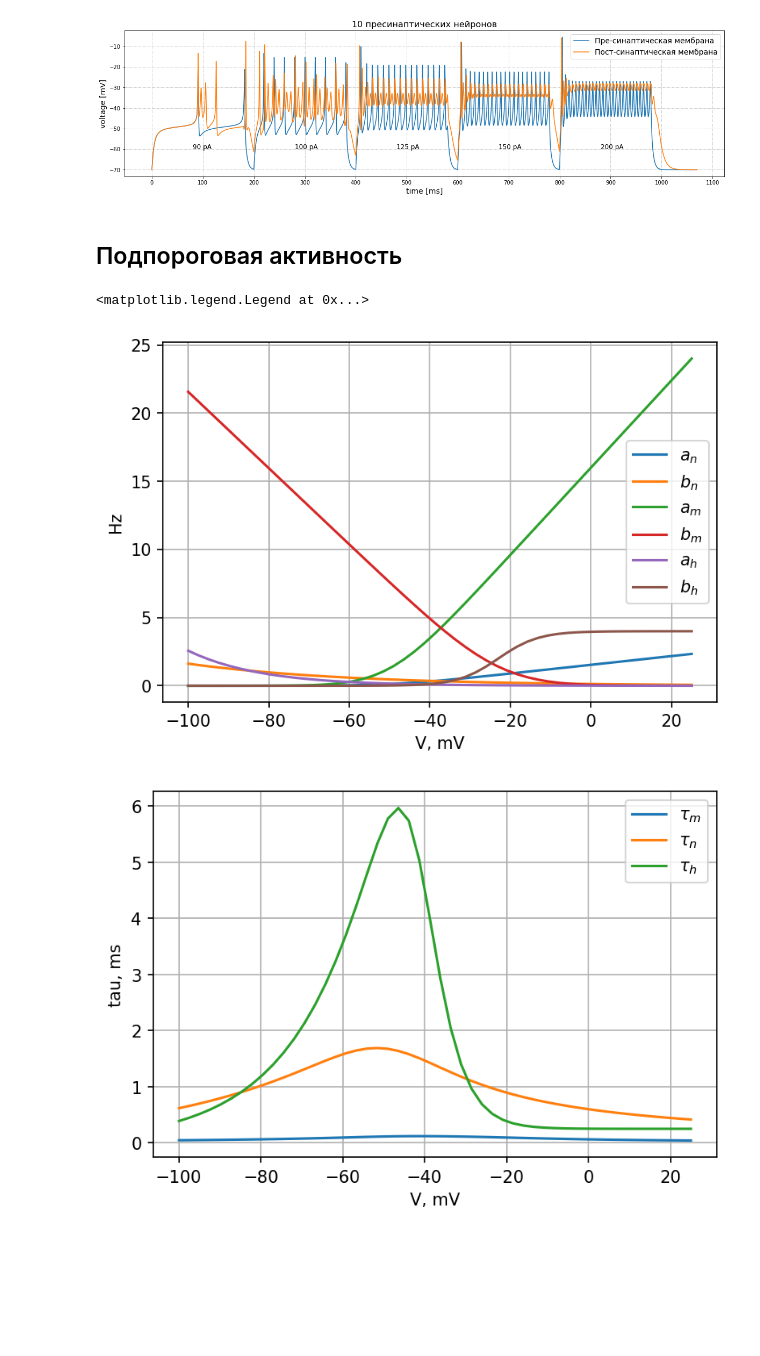
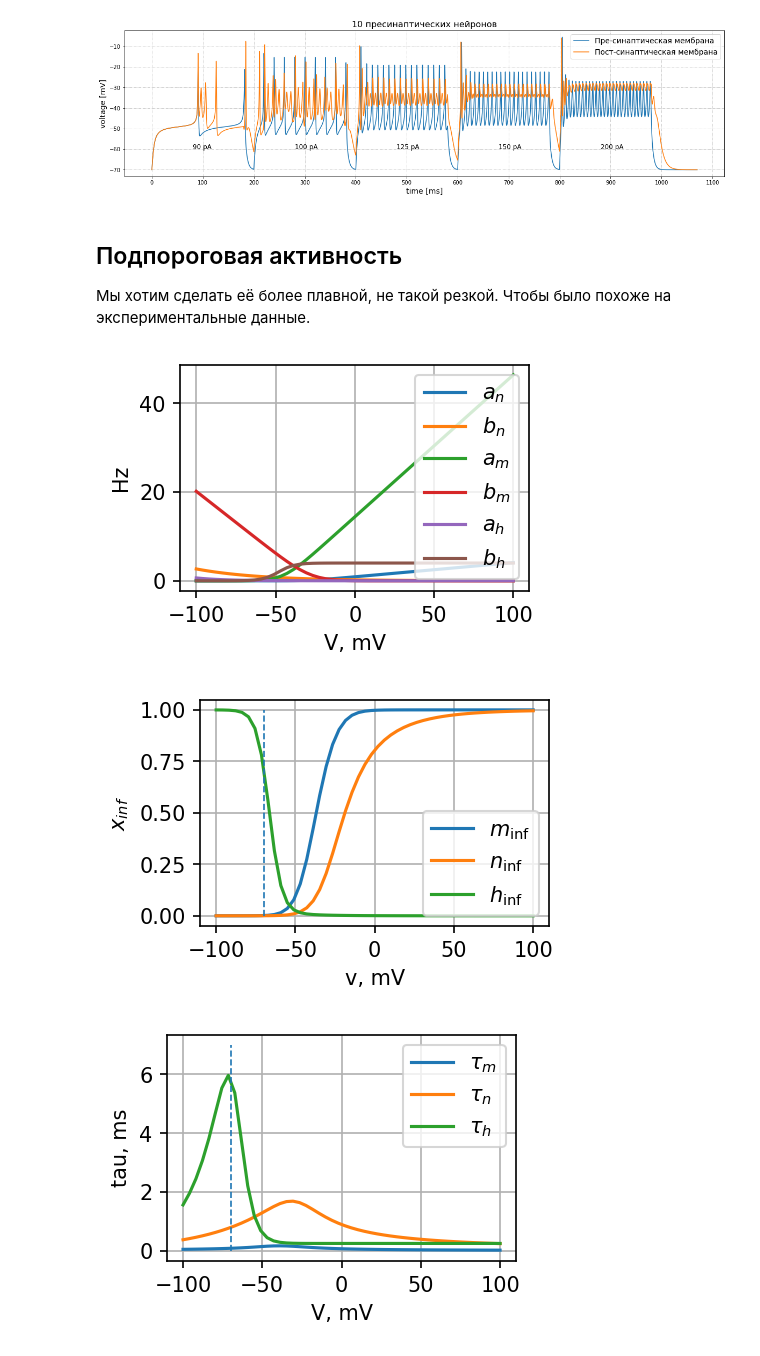
Before and after one commit to shcecter/nocimod, a Jupyter notebook: simplest_spiking.ipynb, the cells around one changed output. Drawn from its saved outputs; the diff is of its cells as text; code cells hidden in the pictures; blank space fills up the shorter version.

```diff
--- a/simplest_spiking.ipynb
+++ b/simplest_spiking.ipynb
@@ -295,48 +367,61 @@ for i, cur in enumerate(currs):
 [figure]
 # %% [markdown]
 ## Подпороговая активность
+
+Мы хотим сделать её более плавной, не такой резкой. Чтобы было похоже на экспериментальные данные.
 # %%
-vv = np.linspace(-100, 25)
+vv = np.linspace(-100, 100)
 VT_ = -63
-an = 0.032 * 5 / exprel((15 - vv + VT_)/5)
-bn = 0.5 * exp((10 - vv + VT_)/40)
+an = 0.032 * 5 / exprel((15 - vv + VT_ +20)/5)  # remove +20
+bn = 0.5 * exp((10 - vv + VT_ +20)/40)
 n_inf = an / (an + bn)
 tau_n = 1 / (an + bn)
 
-am = 0.32 * 4 / exprel((13 - vv + VT_)/4)
-bm = 0.28 * 5 / exprel((vv - VT_ - 40)/5)
+am = 0.32 * 4 / exprel((13 - vv + VT_ +5)/4)  # remove -15
+bm = 0.28 * 5 / exprel((vv - VT_ - 40 +5)/5)  # remove -15
 m_inf = am / (am + bm)
 tau_m = 1 / (am + bm)
 
-ah = 0.128*exp((17 - vv + VT_)/18)
-bh = 4 / (1 + exp((40 - vv + VT_)/5))
+ah = 0.128*exp((17 - vv + VT_ -25)/18)  # remove -15
+bh = 4 / (1 + exp((40 - vv + VT_ -25)/5))  # remove -15
 h_inf = ah / (ah + bh)
 tau_h = 1 / (ah + bh)
 
-figure(figsize=(6,4), dpi=150)
+figure(figsize=(3,2), dpi=150)
 plot(vv, an, label='$a_n$')
 plot(vv, bn, label='$b_n$')
 plot(vv, am, label='$a_m$')
 plot(vv, bm, label='$b_m$')
 plot(vv, ah, label='$a_h$')
 plot(vv, bh, label='$b_h$')
 grid()
 ylabel('Hz')
 xlabel('V, mV')
 legend()
 
-figure(figsize=(6, 4), dpi=150)
+figure(figsize=(3,2), dpi=150)
+plot(vv, m_inf, label='$m_{\inf}$')
+plot(vv, n_inf, label='$n_{\inf}$')
+plot(vv, h_inf, label='$h_{\inf}$')
+vlines(-70, 0, 1, ls="--", lw=.8)
+grid()
+ylabel("$x_{inf}$")
+xlabel("v, mV")
+legend();
+
+figure(figsize=(3,2), dpi=150)
 plot(vv, tau_m)
 plot(vv, tau_n)
 plot(vv, tau_h)
 grid()
+vlines(-70, 0, 7, ls="--", lw=.8)
 ylabel('tau, ms')
 xlabel('V, mV')
-legend([f"$\\tau_{x}$" for x in ['m', 'n', 'h']])
+legend([f"$\\tau_{x}$" for x in ['m', 'n', 'h']]);
 # %% [output]
-<matplotlib.legend.Legend at 0x...>
-[figure, old version]
+[figure, new version]
-[figure, old version]
+[figure, new version]
+[figure, added]
 # %%
 start_scope()
 Cm = 20*pF
```
Also changed, not shown: parts of 16 cells of this notebook, 2 other files.
